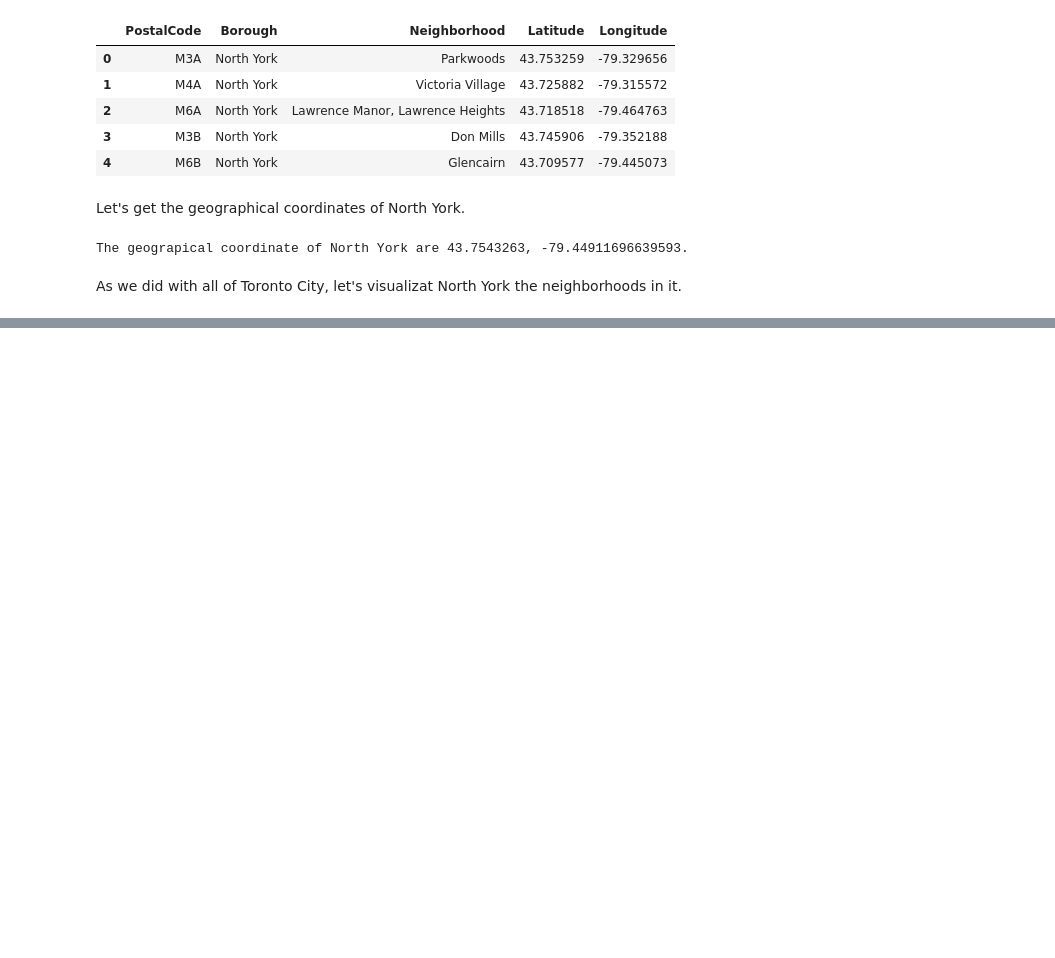
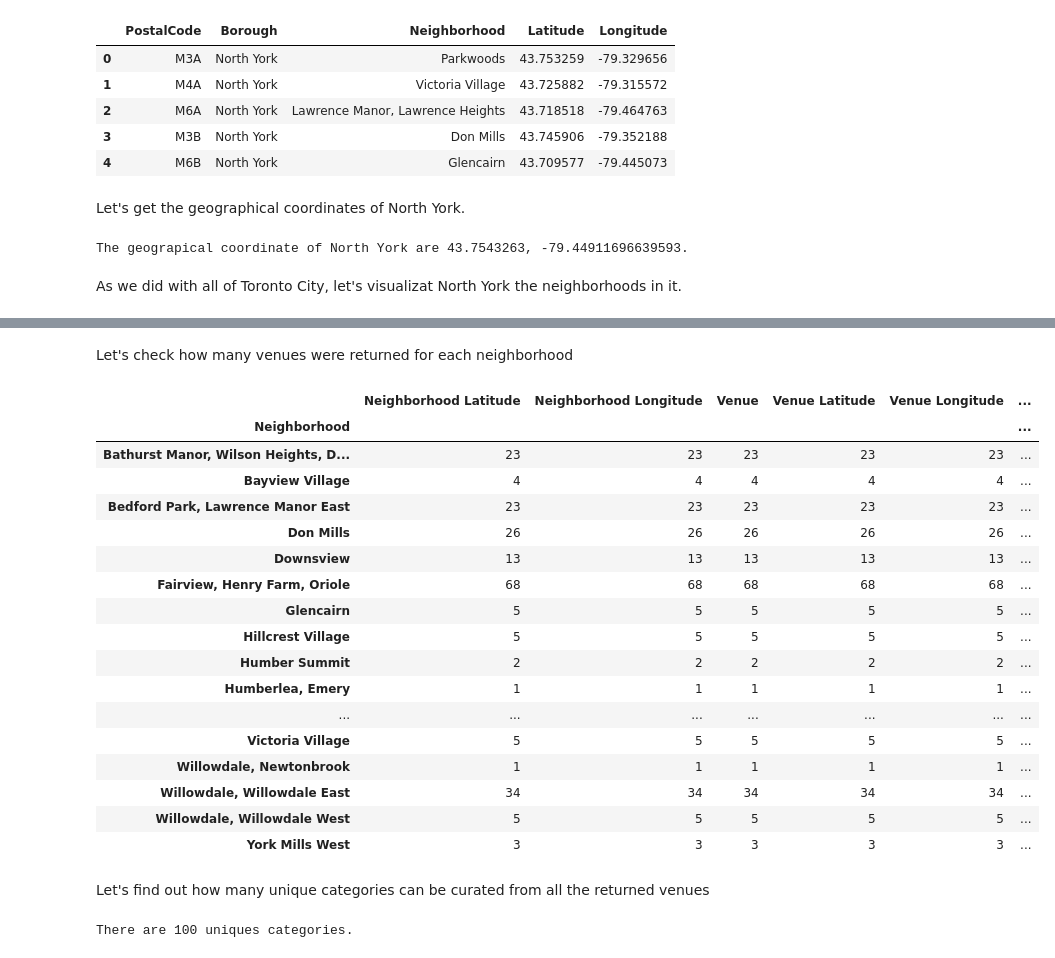
Before and after one commit to taakuu/Coursera_Capstone, a Jupyter notebook: Week3_Segmenting_and_Clustering_Neighborhoods.ipynb, the cells around one changed output, grey strips where cells are left out. Cells and saved outputs as stored; diff of their text form; code cells hidden in the pictures; blank space fills up the shorter version.

```diff
--- a/Week3_Segmenting_and_Clustering_Neighborhoods.ipynb
+++ b/Week3_Segmenting_and_Clustering_Neighborhoods.ipynb
@@ -414,0 +457,12 @@ map_northyork
+# %%
+# function that extracts the category of the venue
+def get_category_type(row):
+    try:
+        categories_list = row['categories']
+    except:
+        categories_list = row['venue.categories']
+
+    if len(categories_list) == 0:
+        return None
+    else:
+        return categories_list[0]['name']
@@ -414,0 +580,29 @@ map_northyork
+# %% [markdown]
+Let's check how many venues were returned for each neighborhood
+# %%
+northyork_venues.groupby('Neighborhood').count()
+# %% [output]
+|  | Neighborhood Latitude | Neighborhood Longitude | Venue | Venue Latitude | Venue Longitude | ... |
+| Neighborhood |  |  |  |  |  | ... |
+| Bathurst Manor, Wilson Heights, D... | 23 | 23 | 23 | 23 | 23 | ... |
+| Bayview Village | 4 | 4 | 4 | 4 | 4 | ... |
+| Bedford Park, Lawrence Manor East | 23 | 23 | 23 | 23 | 23 | ... |
+| Don Mills | 26 | 26 | 26 | 26 | 26 | ... |
+| Downsview | 13 | 13 | 13 | 13 | 13 | ... |
+| Fairview, Henry Farm, Oriole | 68 | 68 | 68 | 68 | 68 | ... |
+| Glencairn | 5 | 5 | 5 | 5 | 5 | ... |
+| Hillcrest Village | 5 | 5 | 5 | 5 | 5 | ... |
+| Humber Summit | 2 | 2 | 2 | 2 | 2 | ... |
+| Humberlea, Emery | 1 | 1 | 1 | 1 | 1 | ... |
+| ... | ... | ... | ... | ... | ... | ... |
+| Victoria Village | 5 | 5 | 5 | 5 | 5 | ... |
+| Willowdale, Newtonbrook | 1 | 1 | 1 | 1 | 1 | ... |
+| Willowdale, Willowdale East | 34 | 34 | 34 | 34 | 34 | ... |
+| Willowdale, Willowdale West | 5 | 5 | 5 | 5 | 5 | ... |
+| York Mills West | 3 | 3 | 3 | 3 | 3 | ... |
+# %% [markdown]
+Let's find out how many unique categories can be curated from all the returned venues
+# %%
+print('There are {} uniques categories.'.format(len(northyork_venues['Venue Category'].unique())))
+# %% [output]
+There are 100 uniques categories.
```
Also changed, not shown: parts of 77 cells of this notebook.
